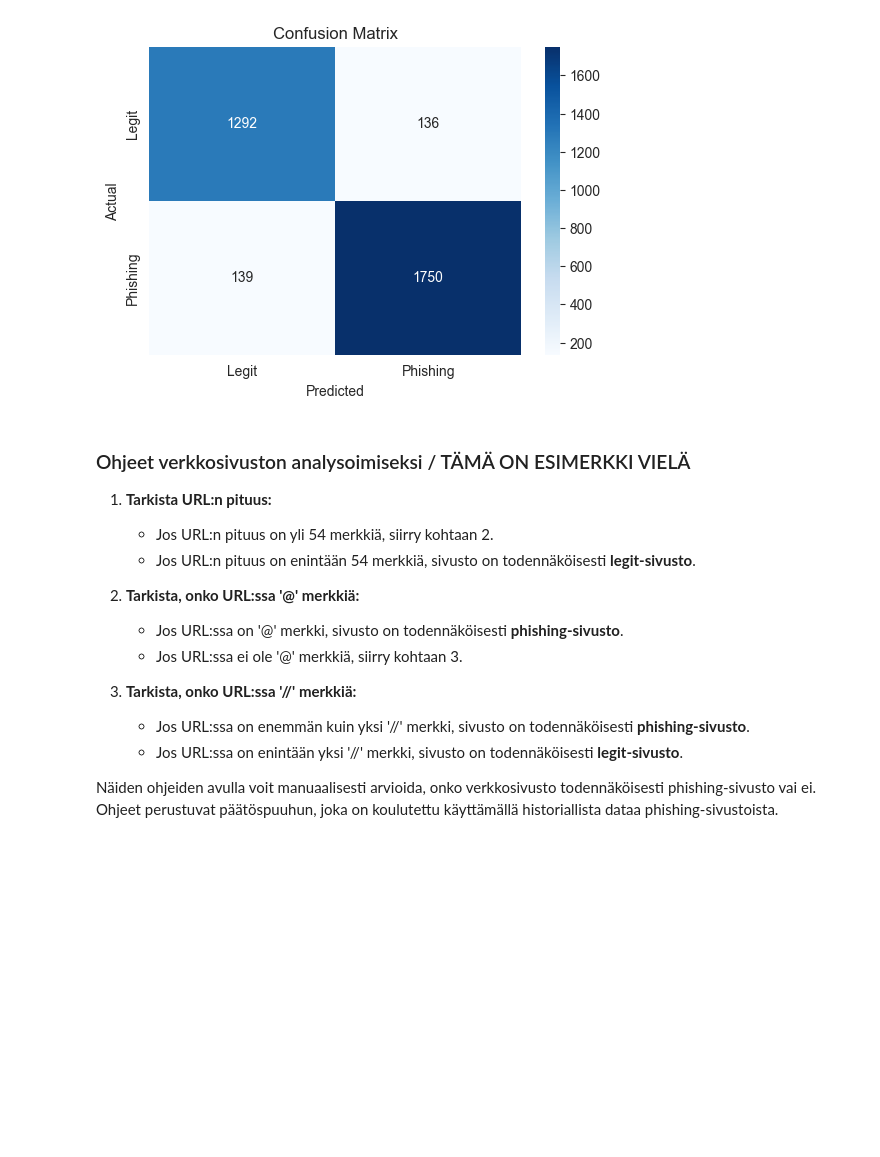
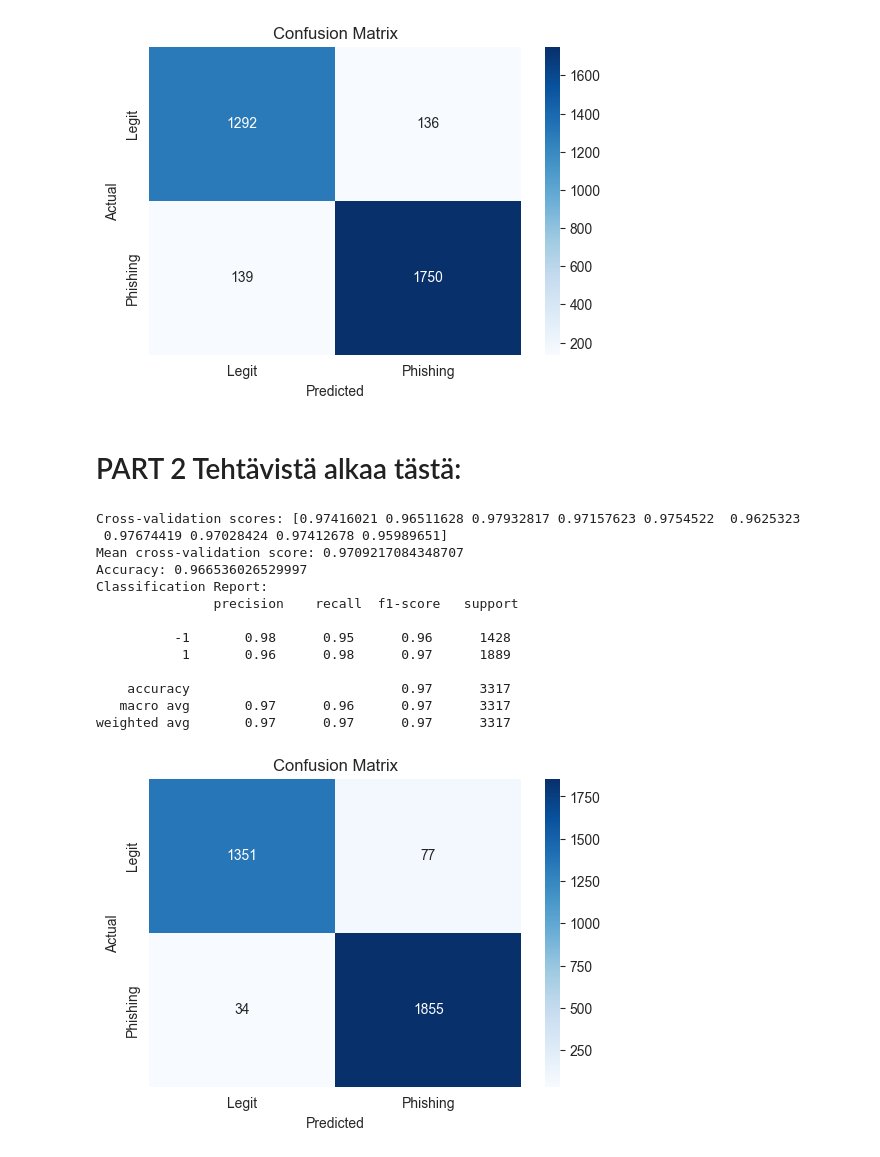
Before and after one commit to kismet85/dkkoAssignments, a Jupyter notebook: Decision_trees_and_Random_forests.ipynb, the cells around one changed output. Drawn from its saved outputs; the diff is of its cells as text; code cells hidden in the pictures; blank space fills up the shorter version.

Commit message:
Part2 tehty melkein valmiiksi. Metsä on tehty ja arvot otettu ulos

```diff
--- a/Decision_trees_and_Random_forests.ipynb
+++ b/Decision_trees_and_Random_forests.ipynb
@@ -84,21 +116,55 @@ plt.title('Confusion Matrix')
 plt.show()
 # %% [output]
 [figure]
-# %% [markdown]
-### Ohjeet verkkosivuston analysoimiseksi / TÄMÄ ON ESIMERKKI VIELÄ
-
-
-
-1. **Tarkista URL:n pituus:**
-   - Jos URL:n pituus on yli 54 merkkiä, siirry kohtaan 2.
-   - Jos URL:n pituus on enintään 54 merkkiä, sivusto on todennäköisesti **legit-sivusto**.
-
-2. **Tarkista, onko URL:ssa '@' merkkiä:**
-   - Jos URL:ssa on '@' merkki, sivusto on todennäköisesti **phishing-sivusto**.
-   - Jos URL:ssa ei ole '@' merkkiä, siirry kohtaan 3.
-
-3. **Tarkista, onko URL:ssa '//' merkkiä:**
-   - Jos URL:ssa on enemmän kuin yksi '//' merkki, sivusto on todennäköisesti **phishing-sivusto**.
-   - Jos URL:ssa on enintään yksi '//' merkki, sivusto on todennäköisesti **legit-sivusto**.
-
-Näiden ohjeiden avulla voit manuaalisesti arvioida, onko verkkosivusto todennäköisesti phishing-sivusto vai ei. Ohjeet perustuvat päätöspuuhun, joka on koulutettu käyttämällä historiallista dataa phishing-sivustoista.
+# %% [markdown]
+# PART 2 Tehtävistä alkaa tästä:
+# %%
+from sklearn.ensemble import RandomForestClassifier
+from sklearn.model_selection import cross_val_score
+from sklearn.metrics import classification_report, accuracy_score, confusion_matrix
+import seaborn as sns
+import matplotlib.pyplot as plt
+
+# Initialize the Random Forest model
+rf_model = RandomForestClassifier(n_estimators=100, random_state=42)
+
+# Perform 10-fold cross-validation
+cv_scores = cross_val_score(rf_model, x_train, y_train, cv=10)
+
+# Print the cross-validation scores
+print("Cross-validation scores:", cv_scores)
+print("Mean cross-validation score:", cv_scores.mean())
+
+# Train the Random Forest model on the entire training set
+rf_model.fit(x_train, y_train)
+
+# Make predictions
+y_pred = rf_model.predict(x_test)
+
+# Evaluate the model
+print("Accuracy:", accuracy_score(y_test, y_pred))
+print("Classification Report:\n", classification_report(y_test, y_pred))
+
+# Confusion matrix
+cm = confusion_matrix(y_test, y_pred, labels=[-1, 1])
+plt.figure(figsize=(6, 4))
+sns.heatmap(cm, annot=True, fmt='d', cmap='Blues', xticklabels=['Legit', 'Phishing'], yticklabels=['Legit', 'Phishing'])
+plt.xlabel('Predicted')
+plt.ylabel('Actual')
+plt.title('Confusion Matrix')
+plt.show()
+# %% [output]
+Cross-validation scores: [0.97416021 0.96511628 0.97932817 0.97157623 0.9754522  0.9625323
+ 0.97674419 0.97028424 0.97412678 0.95989651]
+Mean cross-validation score: 0.9709217084348707
+Accuracy: 0.966536026529997
+Classification Report:
+               precision    recall  f1-score   support
+
+          -1       0.98      0.95      0.96      1428
+           1       0.96      0.98      0.97      1889
+
+    accuracy                           0.97      3317
+   macro avg       0.97      0.96      0.97      3317
+weighted avg       0.97      0.97      0.97      3317
+[figure, added]
```
Also changed, not shown: parts of 1 cell of this notebook.
